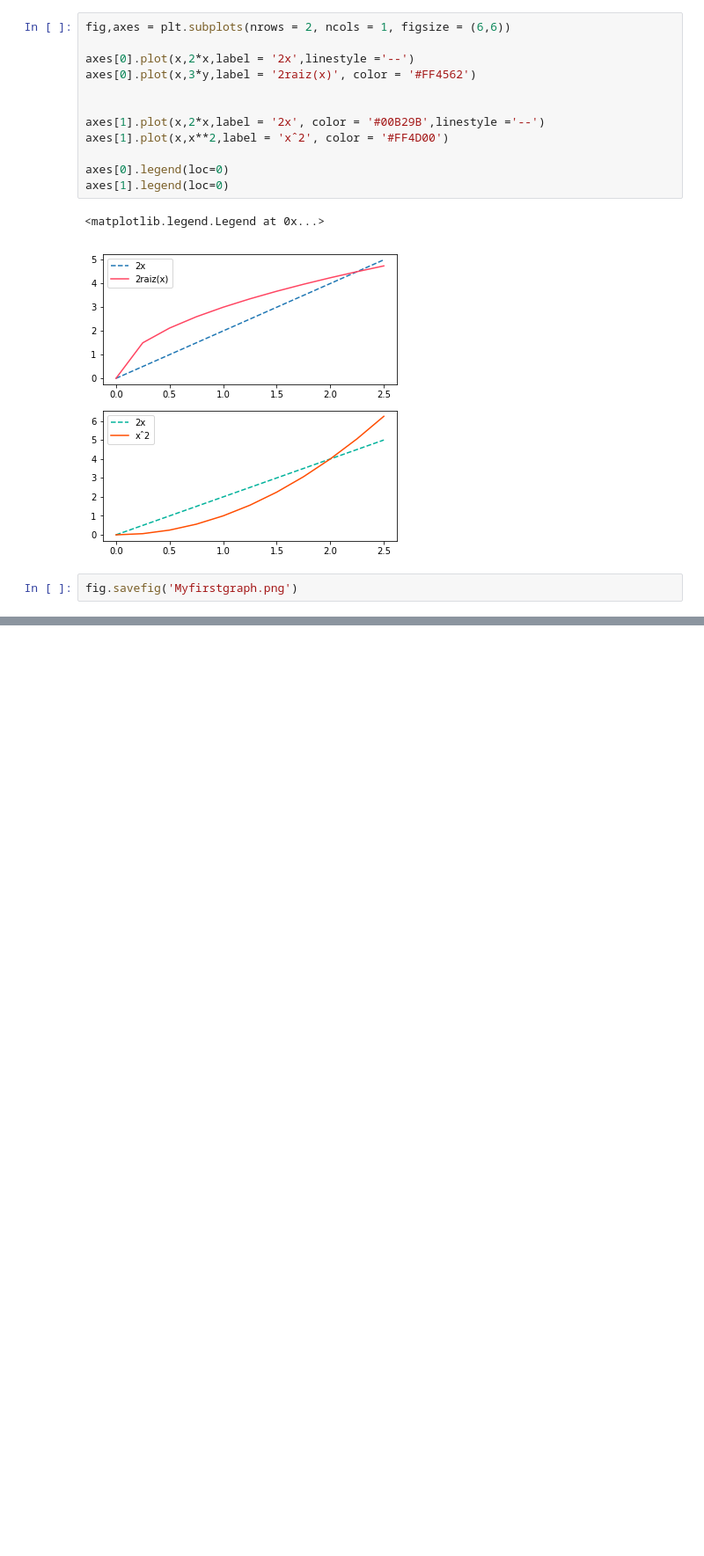
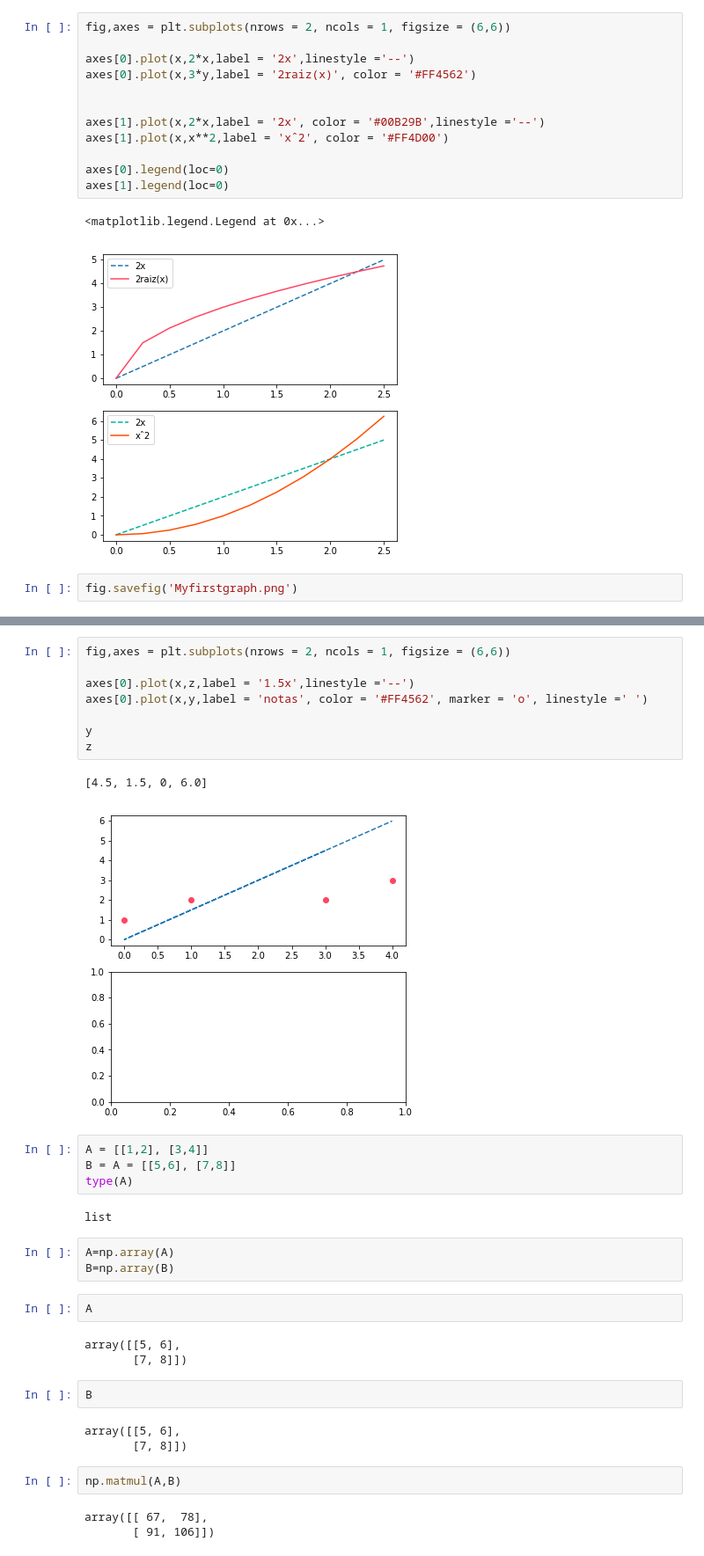
Before and after one commit to kfpiva-zz/python-data, a Jupyter notebook: 20180424_matplotlib.ipynb, the cells around one changed output, grey strips where cells are left out. Shown: that part at 88% size. Saved outputs shown, nothing was run; the diff lists cells and outputs as text; blank space fills up the shorter version.

```diff
--- a/20180424_matplotlib.ipynb
+++ b/20180424_matplotlib.ipynb
@@ -56,0 +67,35 @@ fig.savefig('Myfirstgraph.png')
+# %%
+fig,axes = plt.subplots(nrows = 2, ncols = 1, figsize = (6,6))
+
+axes[0].plot(x,z,label = '1.5x',linestyle ='--')
+axes[0].plot(x,y,label = 'notas', color = '#FF4562', marker = 'o', linestyle =' ')
+
+y
+z
+# %% [output]
+[4.5, 1.5, 0, 6.0]
+[figure, added]
+# %%
+A = [[1,2], [3,4]]
+B = A = [[5,6], [7,8]]
+type(A)
+# %% [output]
+list
+# %%
+A=np.array(A)
+B=np.array(B)
+# %%
+A
+# %% [output]
+array([[5, 6],
+       [7, 8]])
+# %%
+B
+# %% [output]
+array([[5, 6],
+       [7, 8]])
+# %%
+np.matmul(A,B)
+# %% [output]
+array([[ 67,  78],
+       [ 91, 106]])
```
Also changed, not shown: parts of 2 cells of this notebook, 4 other files.
